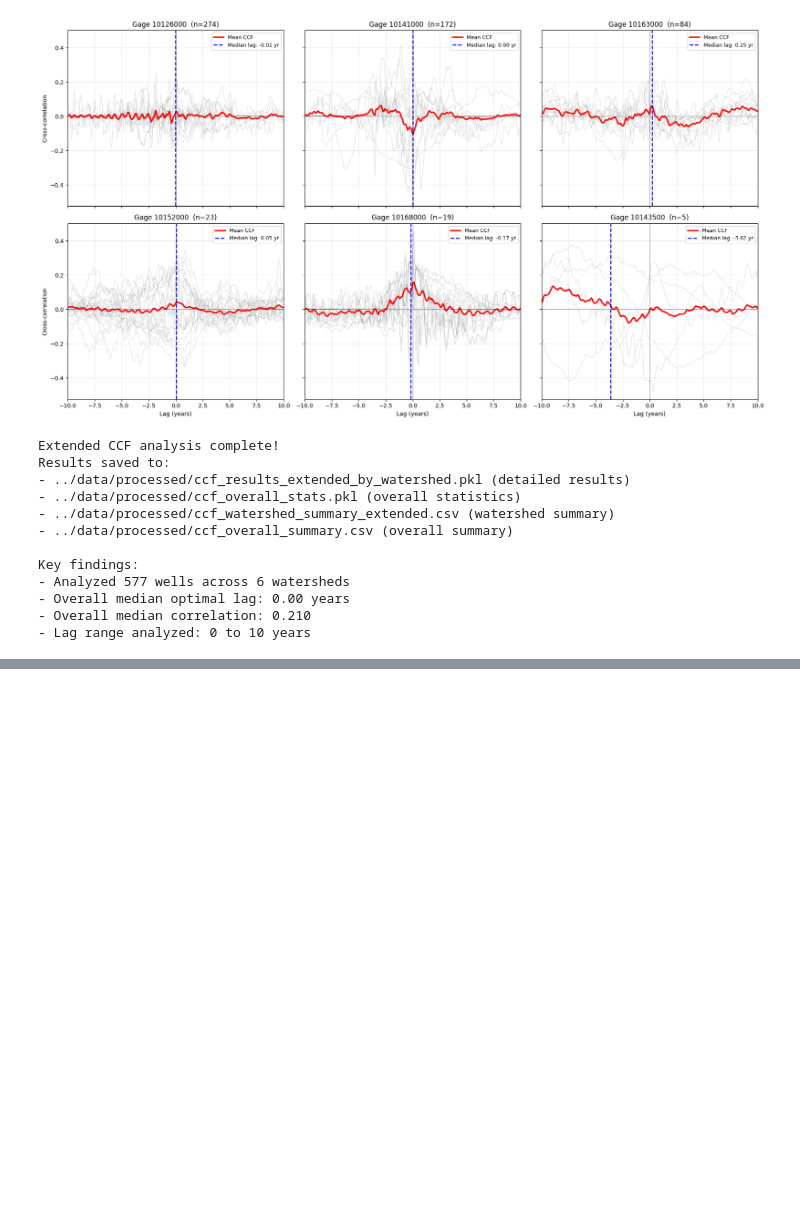
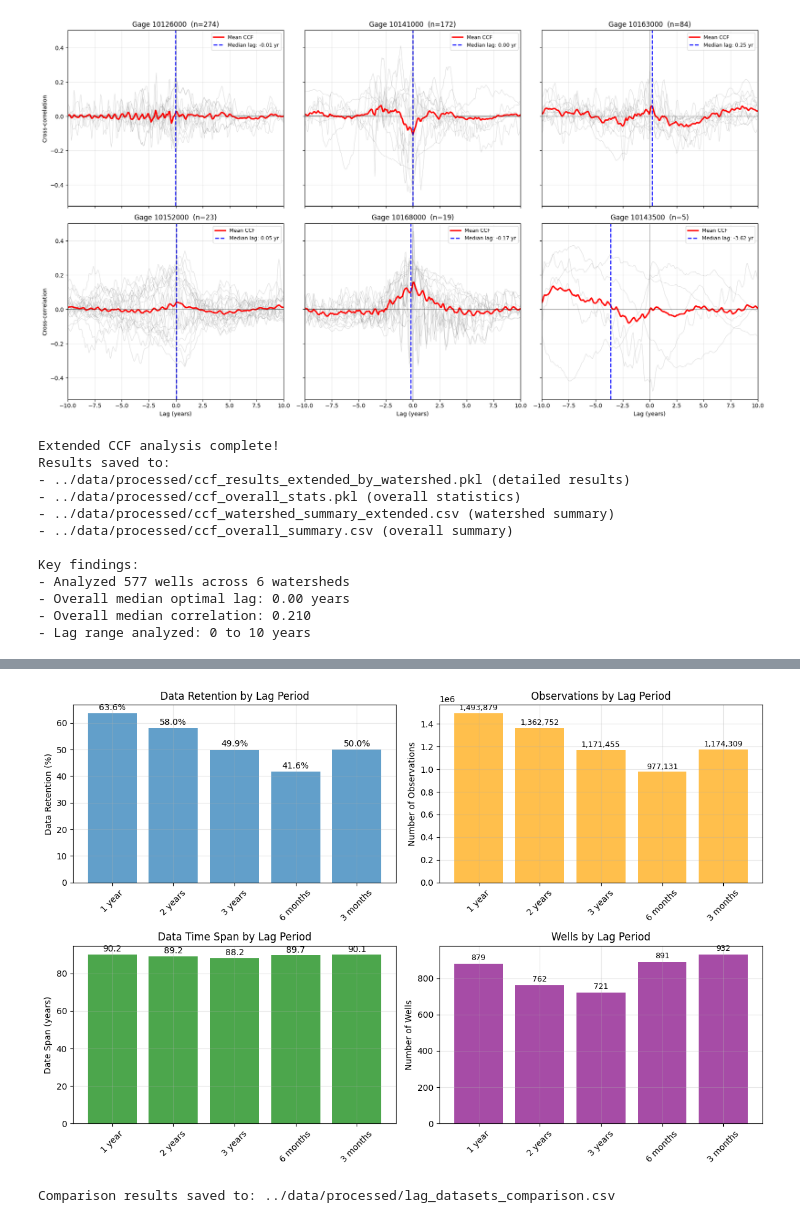
Before and after one commit to BYU-Hydroinformatics/gwbase, a Jupyter notebook: notebooks/05_delta_metrics.ipynb, the cells around one changed output, grey strips where cells are left out. Cells and saved outputs as stored; diff of their text form; code cells hidden in the pictures; blank space fills up the shorter version.

Commit message:
add comparison of different lags

```diff
--- a/notebooks/05_delta_metrics.ipynb
+++ b/notebooks/05_delta_metrics.ipynb
@@ -845,0 +943,76 @@ Key findings:
+# %%
+# Display comparison table
+print("\n" + "="*80)
+print("SUMMARY TABLE")
+print("="*80)
+print(comparison_df.to_string(index=False))
+
+# Save comparison results
+comparison_df.to_csv('../data/processed/lag_datasets_comparison.csv', index=False)
+
+# Create visualization of data retention
+plt.figure(figsize=(12, 8))
+
+# Plot 1: Data retention by lag period
+plt.subplot(2, 2, 1)
+lag_periods = comparison_df[comparison_df['lag_period'] != 'Original']['lag_period']
+retentions = comparison_df[comparison_df['lag_period'] != 'Original']['data_retention_pct']
+
+bars = plt.bar(range(len(lag_periods)), retentions, alpha=0.7)
+plt.xticks(range(len(lag_periods)), lag_periods, rotation=45)
+plt.ylabel('Data Retention (%)')
+plt.title('Data Retention by Lag Period')
+plt.grid(True, alpha=0.3)
+
+# Add value labels on bars
+for i, (bar, val) in enumerate(zip(bars, retentions)):
+    plt.text(bar.get_x() + bar.get_width()/2, bar.get_height() + 0.5,
+             f'{val:.1f}%', ha='center', va='bottom')
+
+# Plot 2: Number of observations by lag period
+plt.subplot(2, 2, 2)
+n_obs = comparison_df[comparison_df['lag_period'] != 'Original']['n_observations']
+bars2 = plt.bar(range(len(lag_periods)), n_obs, alpha=0.7, color='orange')
+plt.xticks(range(len(lag_periods)), lag_periods, rotation=45)
+plt.ylabel('Number of Observations')
+plt.title('Observations by Lag Period')
+plt.grid(True, alpha=0.3)
+
+# Add value labels on bars
+for i, (bar, val) in enumerate(zip(bars2, n_obs)):
+    plt.text(bar.get_x() + bar.get_width()/2, bar.get_height() + 10000,
+             f'{val:,.0f}', ha='center', va='bottom', fontsize=9)
+
+# Plot 3: Date span by lag period
+plt.subplot(2, 2, 3)
+date_spans = comparison_df[comparison_df['lag_period'] != 'Original']['date_span_years']
+bars3 = plt.bar(range(len(lag_periods)), date_spans, alpha=0.7, color='green')
+plt.xticks(range(len(lag_periods)), lag_periods, rotation=45)
+plt.ylabel('Date Span (years)')
+plt.title('Data Time Span by Lag Period')
+plt.grid(True, alpha=0.3)
+
+# Add value labels on bars
+for i, (bar, val) in enumerate(zip(bars3, date_spans)):
+    plt.text(bar.get_x() + bar.get_width()/2, bar.get_height() + 0.5,
+             f'{val:.1f}', ha='center', va='bottom')
+
+# Plot 4: Number of wells by lag period
+plt.subplot(2, 2, 4)
+n_wells = comparison_df[comparison_df['lag_period'] != 'Original']['n_wells']
+bars4 = plt.bar(range(len(lag_periods)), n_wells, alpha=0.7, color='purple')
+plt.xticks(range(len(lag_periods)), lag_periods, rotation=45)
+plt.ylabel('Number of Wells')
+plt.title('Wells by Lag Period')
+plt.grid(True, alpha=0.3)
+
+# Add value labels on bars
+for i, (bar, val) in enumerate(zip(bars4, n_wells)):
+    plt.text(bar.get_x() + bar.get_width()/2, bar.get_height() + 10,
+             f'{val:,}', ha='center', va='bottom', fontsize=9)
+
+plt.tight_layout()
+plt.show()
+
+print(f"\nComparison results saved to: ../data/processed/lag_datasets_comparison.csv")
+# %% [output]
@@ -845,0 +1029,2 @@ Key findings:
+[figure, added]
+Comparison results saved to: ../data/processed/lag_datasets_comparison.csv
```
Also changed, not shown: parts of 2 cells of this notebook.
